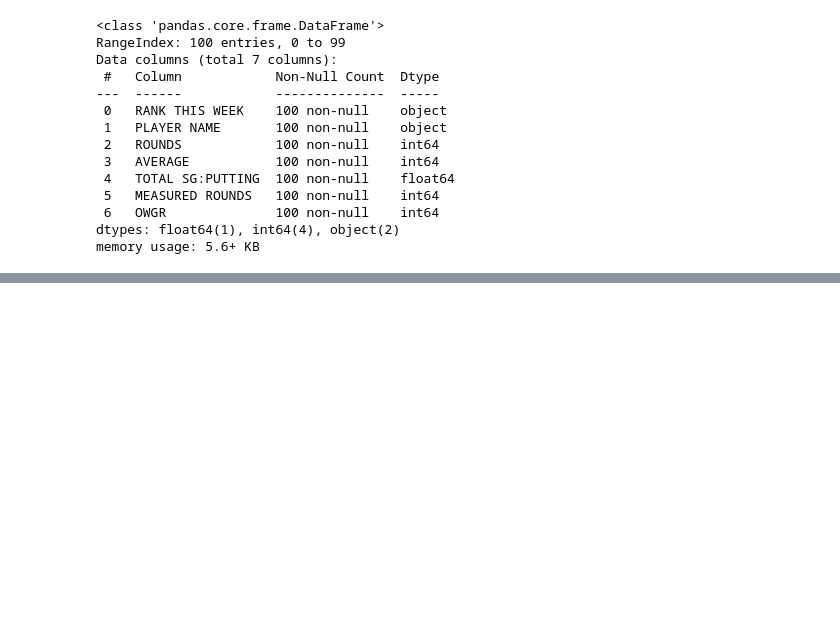
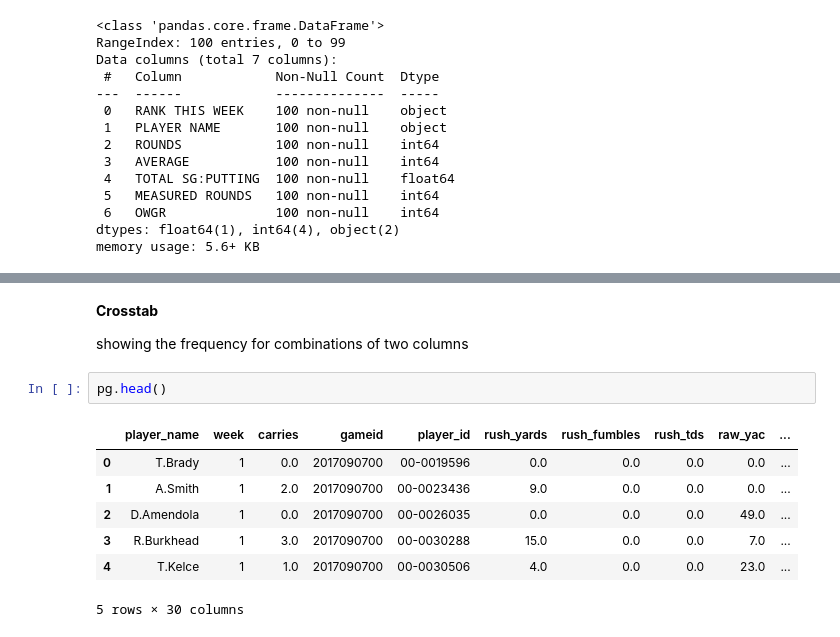
Before and after one commit to wcrowley342/leantocodefantasyfootball, a Jupyter notebook: Learn_to_code_with_fantasy_football_PANDAS.ipynb, the cells around one changed output, grey strips where cells are left out. Drawn from its saved outputs; the diff is of its cells as text; blank space fills up the shorter version.

```diff
--- a/Learn_to_code_with_fantasy_football_PANDAS.ipynb
+++ b/Learn_to_code_with_fantasy_football_PANDAS.ipynb
@@ -235,0 +330,14 @@ memory usage: 5.6+ KB
+# %% [markdown]
+**Crosstab**
+
+showing the frequency for combinations of two columns
+# %%
+pg.head()
+# %% [output]
+|  | player_name | week | carries | gameid | player_id | rush_yards | rush_fumbles | rush_tds | raw_yac | ... |
+| 0 | T.Brady | 1 | 0.0 | 2017090700 | 00-0019596 | 0.0 | 0.0 | 0.0 | 0.0 | ... |
+| 1 | A.Smith | 1 | 2.0 | 2017090700 | 00-0023436 | 9.0 | 0.0 | 0.0 | 0.0 | ... |
+| 2 | D.Amendola | 1 | 0.0 | 2017090700 | 00-0026035 | 0.0 | 0.0 | 0.0 | 49.0 | ... |
+| 3 | R.Burkhead | 1 | 3.0 | 2017090700 | 00-0030288 | 15.0 | 0.0 | 0.0 | 7.0 | ... |
+| 4 | T.Kelce | 1 | 1.0 | 2017090700 | 00-0030506 | 4.0 | 0.0 | 0.0 | 23.0 | ... |
+5 rows × 30 columns
```
Also changed, not shown: parts of 17 cells of this notebook.
